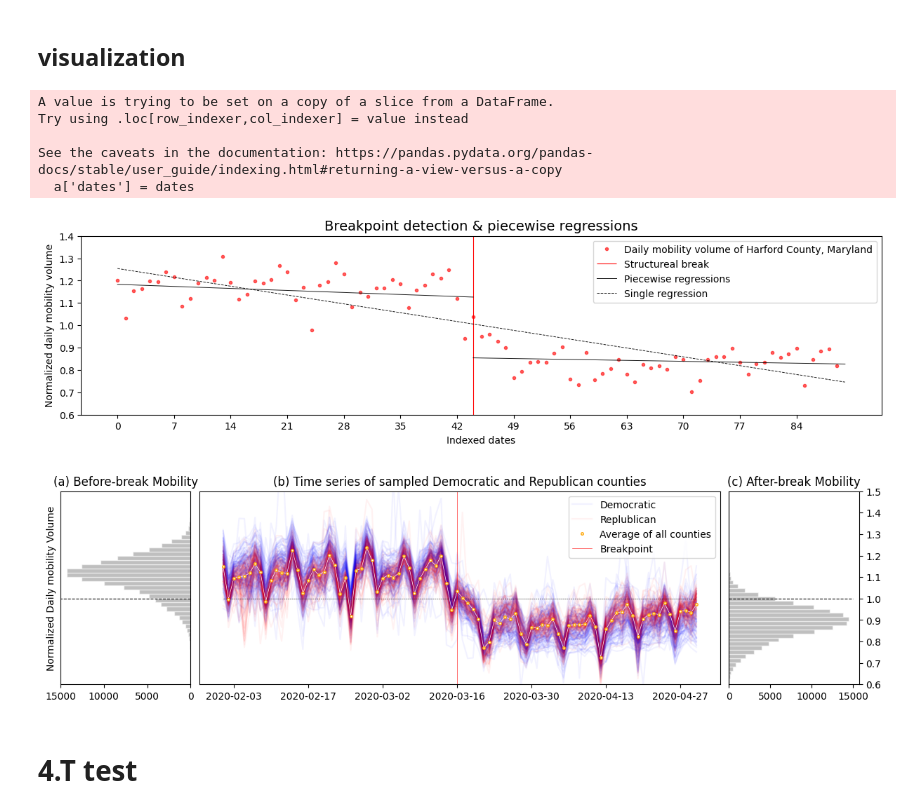
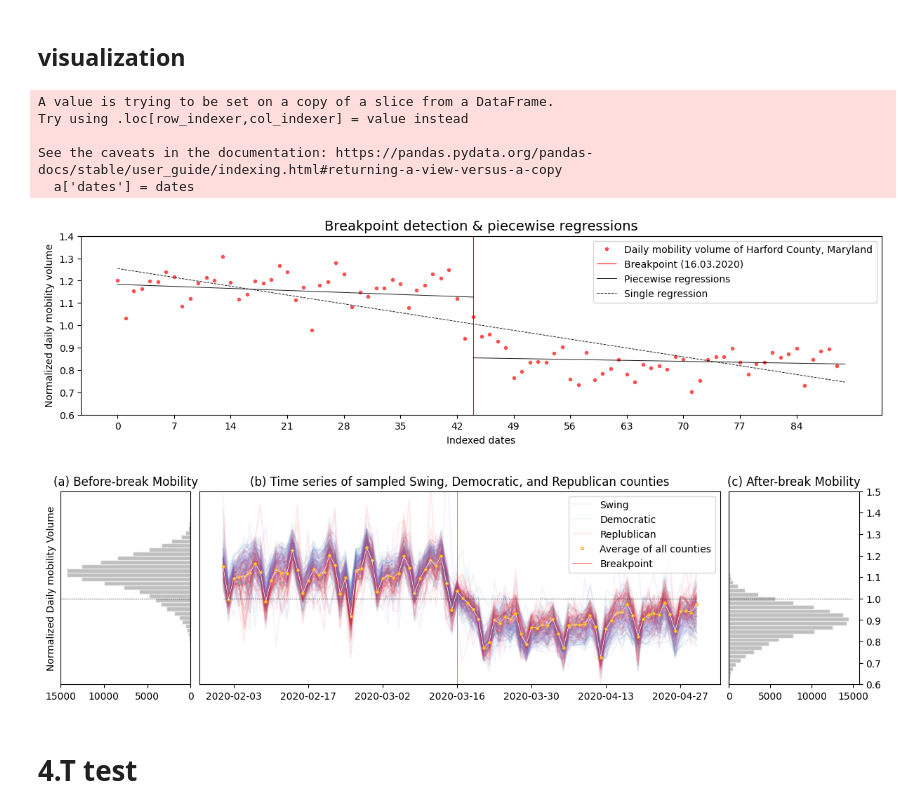
Before and after one commit to taoZurichLoaf/PartisanshipMobility, a Jupyter notebook: structural_break_analysis/StructuralBreak_County_GIScience2023.ipynb, the cells around one changed output. Cells and saved outputs as stored; diff of their text form; code cells hidden in the pictures.

```diff
--- a/structural_break_analysis/StructuralBreak_County_GIScience2023.ipynb
+++ b/structural_break_analysis/StructuralBreak_County_GIScience2023.ipynb
@@ -103,12 +111,15 @@ def PlotFlow (df, id=None, ideology=None, mobility=None, alpha = None, title1 =
             #     if n % x_tick_gap == 0: # display an x-tick every <gap>
             #         x_ticks.append(d)
 
-            if df_temp[ideology].unique() >0 :
-                color = 'blue'
+            if df_temp[ideology].unique() == 'blue':
+                color = 'steelblue'
                 l1, = ax.plot(df_temp.date.tolist(), df_temp[mobility].tolist(), color = color, alpha = alpha)
-            else :
+            elif df_temp[ideology].unique() == 'red':
                 color = 'red'
                 l2, = ax.plot(df_temp.date.tolist(), df_temp[mobility].tolist(), color = color, alpha = alpha)
+            else:
+                color = 'mediumpurple'
+                l5, = ax.plot(df_temp.date.tolist(), df_temp[mobility].tolist(), color = color, alpha = alpha)
 
             ax.set_title(title1)
             ax.set_xticks(x_ticks) # x axis lables
@@ -117,6 +128,7 @@ def PlotFlow (df, id=None, ideology=None, mobility=None, alpha = None, title1 =
 
             ax.set_ylim([0.6, 1.5])
             ax.set_yticks([])
+
         xlims = [min(x_ticks), max(x_ticks)]
         ax.hlines(1, xmin = df_temp.date.tolist()[0], xmax = df_temp.date.tolist()[-1], color = 'black', linestyles='dashed', linewidth = 0.4)
         l4, = ax.plot([x_ticks[3], x_ticks[3]], [0.6, 1.5],
@@ -127,7 +139,7 @@ def PlotFlow (df, id=None, ideology=None, mobility=None, alpha = None, title1 =
                       markerfacecolor = 'white', mec='orange', markersize = 2.5)
 
 
-        ax.legend((l1, l2, l3, l4,), ('Democratic', 'Replublican', 'Average of all counties', 'Breakpoint'), loc='upper right', fontsize = 10)
+        ax.legend((l5, l1, l2, l3, l4,), ('Swing', 'Democratic', 'Replublican', 'Average of all counties', 'Breakpoint'), loc='upper right', fontsize = 10)
 
 
     #ax.set_xlim(xlims[0], xlims[1])
@@ -143,11 +168,15 @@ NameError: name 'random_county' is not defined
 # randomly sample 300 red counties and 300 blue counties
 import random
 
-red_county = c2020[c2020['partisanship'] < -0.15].geoid.unique().tolist()
-blue_county = c2020[c2020['partisanship'] > 0.15].geoid.unique().tolist()
-red_county = random.sample(red_county, k=100)
-blue_county = random.sample(blue_county, k=100)
-random_county = red_county + blue_county
+red_county = c2020[c2020['party_16-20'] == 'red'].geoid.unique().tolist()
+blue_county = c2020[c2020['party_16-20'] == 'blue'].geoid.unique().tolist()
+purple_county = c2020[c2020['party_16-20'] == 'purple'].geoid.unique().tolist()
+
+red_county = random.sample(red_county, k=50)
+blue_county = random.sample(blue_county, k=50)
+purple_county = random.sample(purple_county, k=50)
+
+random_county = red_county + blue_county + purple_county
 random_county = c2020.loc[c2020.geoid.isin(random_county)].sort_values(by = ['geoid', 'date'])
 # %%
 PlotFlow(random_county, id='geoid', ideology='partisanship', mobility='scaled_flows', alpha = 0.07, title1 = 'Normalized Daily Travel Volume', x_tick_gap = 7)
@@ -279,7 +325,7 @@ img = ax.tick_params(axis="y", labelsize=10)
 
 # draw the regression line
 x = np.array([0,89])
-ax.vlines(44, 0.6, 1.4, color = 'red',  linewidth = 0.8, label = 'Structureal break')
+ax.vlines(44, 0.6, 1.4, color = 'red',  linewidth = 0.8, label = 'Breakpoint (16.03.2020)')
 #ax.plot(np.array([44]), a[a.dates==44].scaled_flows, 'o', color = 'orange', linewidth = 3, alpha = 0.8, label = 'Structural breakpoint')
 
 ax.plot(np.array([0,44]), model_before.coef_[0] * x + model_before.intercept_, '-k', linewidth = 0.7, alpha = 0.9, label = 'Piecewise regressions')
@@ -299,7 +345,7 @@ Try using .loc[row_indexer,col_indexer] = value instead
 
 See the caveats in the documentation: https://pandas.pydata.org/pandas-docs/stable/user_guide/indexing.html#returning-a-view-versus-a-copy
   a['dates'] = dates
-[figure, old version]
+[figure, new version]
 # %%
 fig, axd = plt.subplot_mosaic([['left', 'right', 'right', 'right','right','middle',],
                                ['left','right', 'right', 'right','right', 'middle']],
@@ -310,38 +356,38 @@ fig, axd = plt.subplot_mosaic([['left', 'right', 'right', 'right','right','middl
 img = axd['left'].hist(c2020[c2020.date < '2020-03-16'].scaled_flows, bins=70, color = 'grey',
                        alpha = 0.5, histtype='bar', ec='white', orientation="horizontal")
 axd['left'].yaxis.tick_right()
 axd['left'].set_xlim(axd['left'].get_xlim()[-1], 0)
 
 img = axd['middle'].hist(c2020[c2020.date > '2020-03-16'].scaled_flows, bins=70, color = 'grey',
                          alpha = 0.5, histtype='bar', ec='white', orientation="horizontal")
 
 # set y limit
 img = axd['left'].set_ylim([0.6,1.5])
 img = axd['middle'].set_ylim([0.6,1.5])
 
 # set horizontal line
-img = axd['left'].hlines(1, 0, 15000, color = 'black', linestyles='dashed', linewidth = 0.8)
-img = axd['middle'].hlines(1, 0, 15000, color = 'black', linestyles='dashed', linewidth = 0.8)
+img = axd['left'].hlines(1, 0, 15000, color = 'black', linestyles='dashed', linewidth = 0.4)
+img = axd['middle'].hlines(1, 0, 15000, color = 'black', linestyles='dashed', linewidth = 0.4)
 
 img = axd['left'].set_title('(a) Before-break Mobility')
 img = axd['middle'].set_title('(c) After-break Mobility')
 img = axd['left'].set_yticks([])
 img = axd['left'].set_ylabel('Normalized Daily mobility Volume')
 axd['middle'].yaxis.set_label_position("right")
 axd['middle'].yaxis.tick_right()
 
-PlotFlow(random_county, id='geoid', ideology='partisanship', mobility='scaled_flows', alpha = 0.05,
-         title1 = '(b) Time series of sampled Democratic and Republican counties', x_tick_gap = 14, axis=axd['right'])
+PlotFlow(random_county, id='geoid', ideology='party_16-20', mobility='scaled_flows', alpha = 0.08,
+         title1 = '(b) Time series of sampled Swing, Democratic, and Republican counties', x_tick_gap = 14, axis=axd['right'])
 
 # breakpoints
 a = pd.DataFrame(data=county_break1,columns=['geoid', 'day1', 'date1'])
 b = a.groupby(by='date1').count().reset_index()
 c = c2020.drop_duplicates(subset=['date'])[['date']]
 d = pd.merge(b,c,left_on = 'date1', right_on = 'date', how = 'right')
 
 fig.savefig('scaled_mobility_2020.png', format = 'png', dpi =300)
 # %% [output]
-[figure, old version]
+[figure, new version]
 # %% [markdown]
 # 4.T test
 # %%
```
Also changed, not shown: parts of 9 cells of this notebook, 3 other files.
